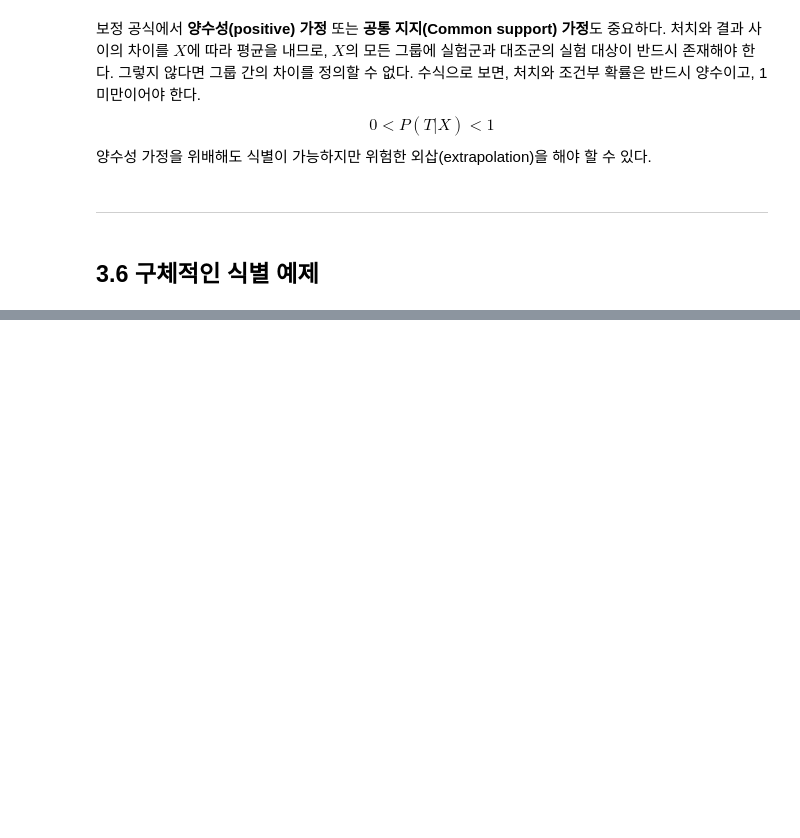
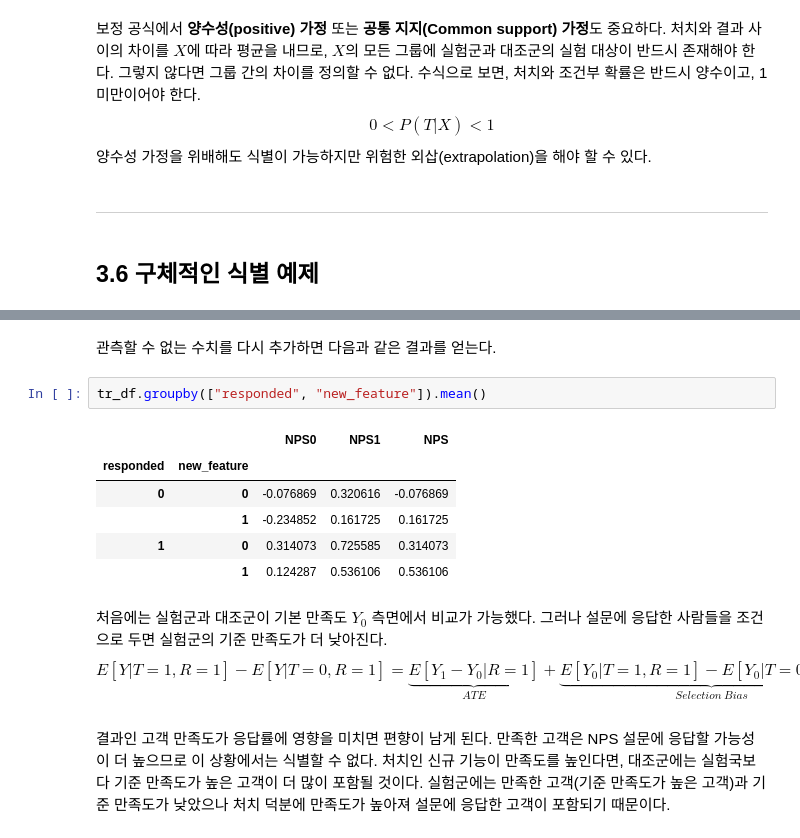
Before and after one commit to csw0625/Causal_Inference, a Jupyter notebook: Ch03.Graphical_causal_models.ipynb, the cells around one changed output, grey strips where cells are left out. Cells and saved outputs as stored; diff of their text form; blank space fills up the shorter version.

```diff
--- a/Ch03.Graphical_causal_models.ipynb
+++ b/Ch03.Graphical_causal_models.ipynb
@@ -571,0 +828,20 @@ $$
+# %% [markdown]
+관측할 수 없는 수치를 다시 추가하면 다음과 같은 결과를 얻는다.
+# %%
+tr_df.groupby(["responded", "new_feature"]).mean()
+# %% [output]
+|  |  | NPS0 | NPS1 | NPS |
+| responded | new_feature |  |  |  |
+| 0 | 0 | -0.076869 | 0.320616 | -0.076869 |
+|  | 1 | -0.234852 | 0.161725 | 0.161725 |
+| 1 | 0 | 0.314073 | 0.725585 | 0.314073 |
+|  | 1 | 0.124287 | 0.536106 | 0.536106 |
+# %% [markdown]
+처음에는 실험군과 대조군이 기본 만족도 $Y_0$ 측면에서 비교가 가능했다. 그러나 설문에 응답한 사람들을 조건으로 두면 실험군의 기준 만족도가 더 낮아진다.
+$$
+E[Y|T=1,R=1]-E[Y|T=0,R=1]=
+\underset{ATE}{\underbrace{E[Y_1-Y_0|R=1]}}+
+\underset{Selection\ Bias}{\underbrace{E[Y_0|T=1,R=1]-E[Y_0|T=0,R=1]}}
+$$
+# %% [markdown]
+결과인 고객 만족도가 응답률에 영향을 미치면 편향이 남게 된다. 만족한 고객은 NPS 설문에 응답할 가능성이 더 높으므로 이 상황에서는 식별할 수 없다. 처치인 신규 기능이 만족도를 높인다면, 대조군에는 실험국보다 기준 만족도가 높은 고객이 더 많이 포함될 것이다. 실험군에는 만족한 고객(기준 만족도가 높은 고객)과 기준 만족도가 낮았으나 처치 덕분에 만족도가 높아져 설문에 응답한 고객이 포함되기 때문이다.
```
Also changed, not shown: parts of 69 cells of this notebook.
